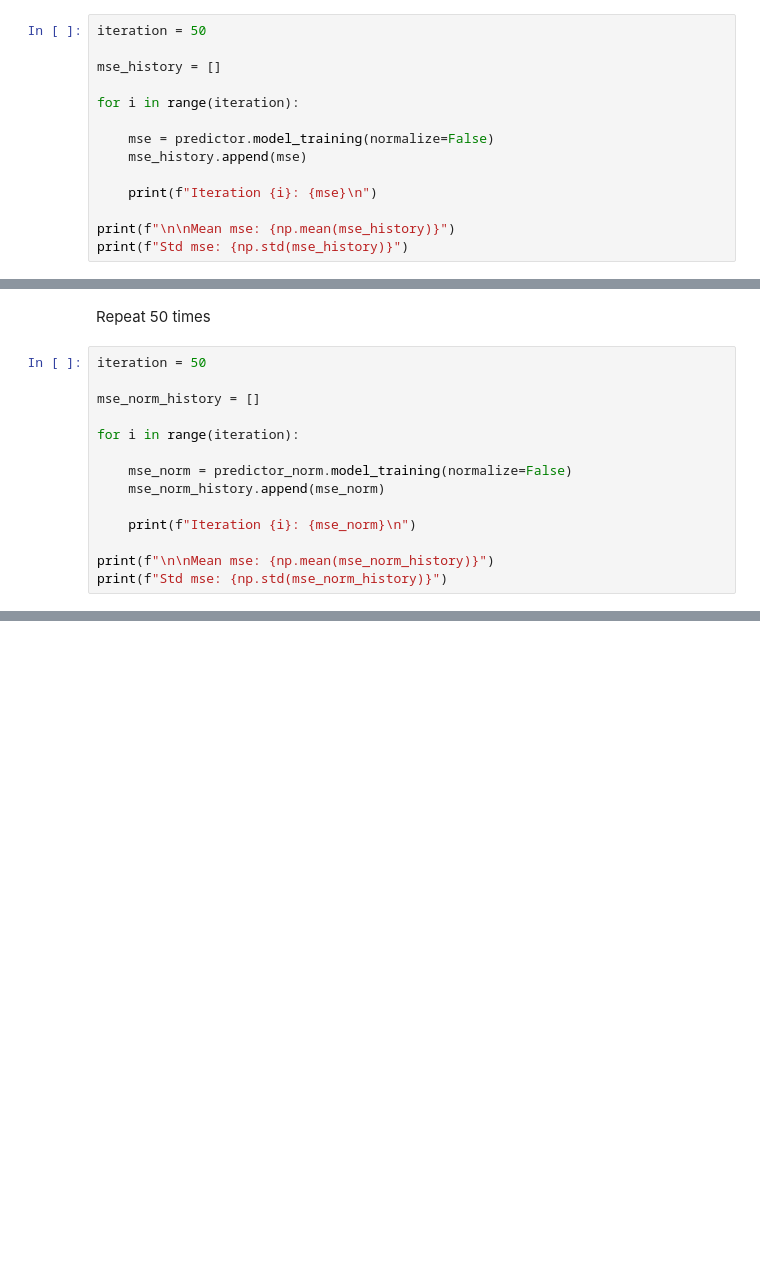
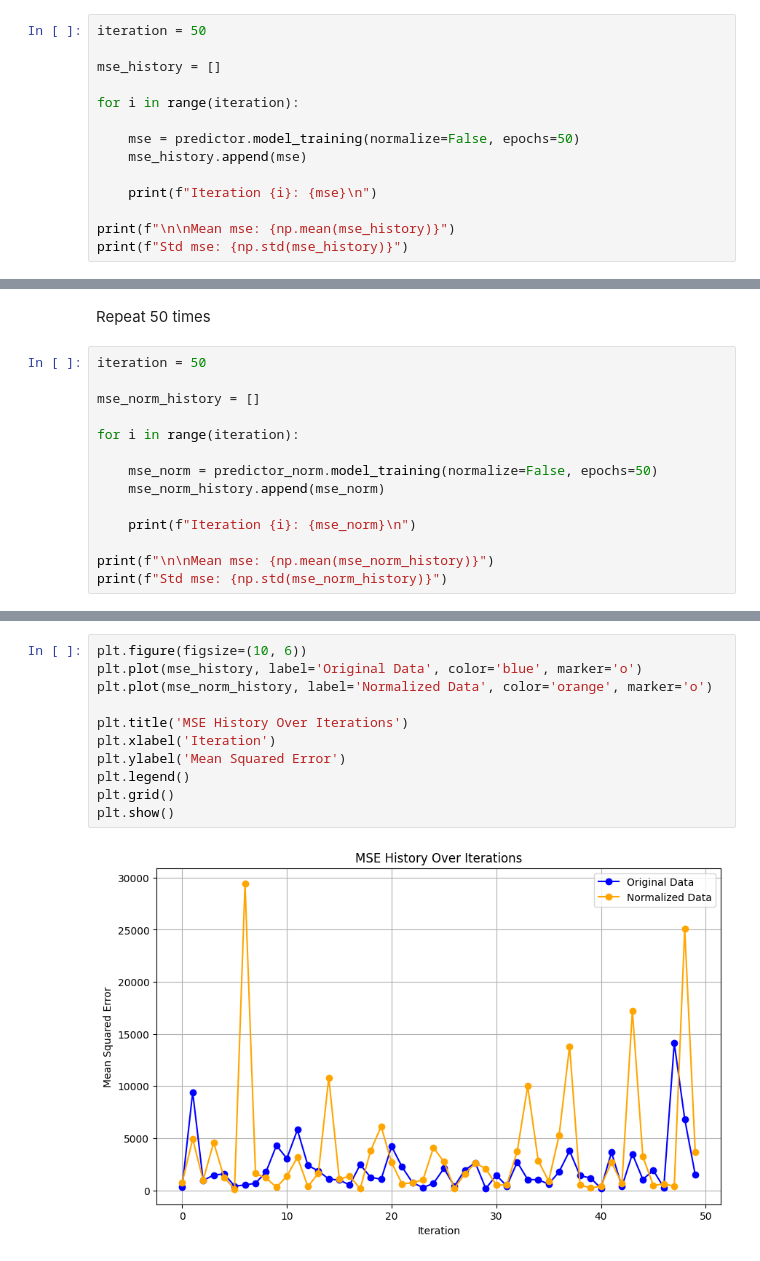
Before and after one commit to TimLL123456/Learning, a Jupyter notebook: intro DL with Keras Final Assignment.ipynb, the cells around one changed output, grey strips where cells are left out. Cells and saved outputs as stored; diff of their text form; blank space fills up the shorter version.

```diff
--- a/intro DL with Keras Final Assignment.ipynb
+++ b/intro DL with Keras Final Assignment.ipynb
@@ -66,7 +79,7 @@ mse_history = []
 
 for i in range(iteration):
 
-    mse = predictor.model_training(normalize=False)
+    mse = predictor.model_training(normalize=False, epochs=50)
     mse_history.append(mse)
 
     print(f"Iteration {i}: {mse}\n")
@@ -91,7 +130,7 @@ mse_norm_history = []
 
 for i in range(iteration):
 
-    mse_norm = predictor_norm.model_training(normalize=False)
+    mse_norm = predictor_norm.model_training(normalize=False, epochs=50)
     mse_norm_history.append(mse_norm)
 
     print(f"Iteration {i}: {mse_norm}\n")
@@ -126,0 +178,13 @@ Iteration 11: 3193.182703691797
+# %%
+plt.figure(figsize=(10, 6))
+plt.plot(mse_history, label='Original Data', color='blue', marker='o')
+plt.plot(mse_norm_history, label='Normalized Data', color='orange', marker='o')
+
+plt.title('MSE History Over Iterations')
+plt.xlabel('Iteration')
+plt.ylabel('Mean Squared Error')
+plt.legend()
+plt.grid()
+plt.show()
+# %% [output]
+[figure, added]
```
Also changed, not shown: parts of 27 cells of this notebook.
